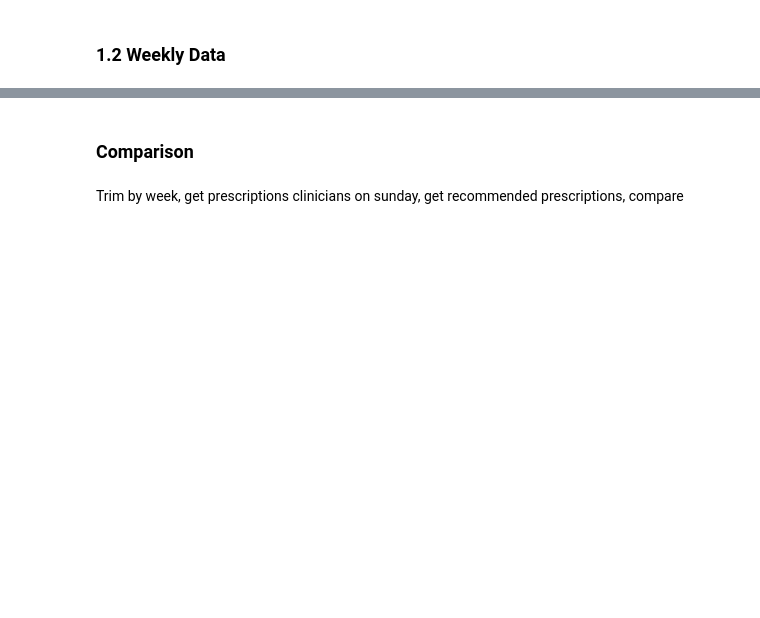
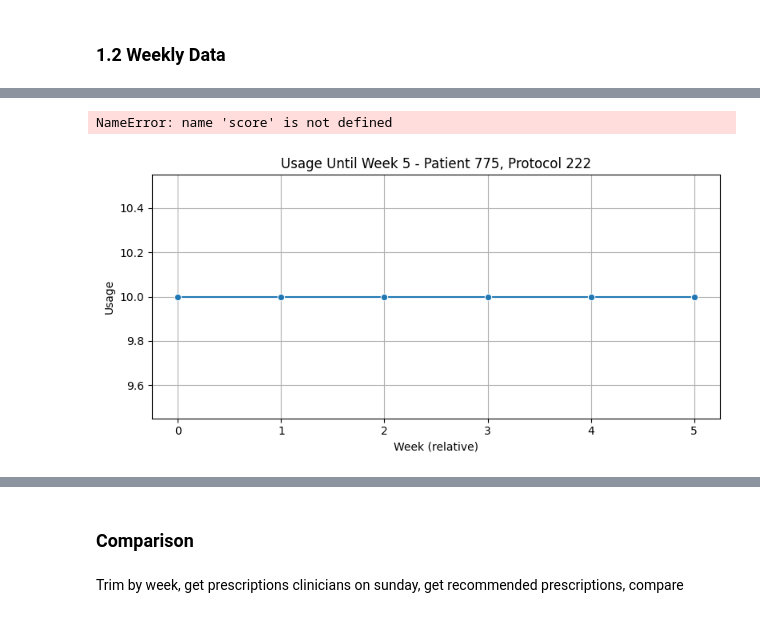
Before and after one commit to dabadav/ai-cdss, a Jupyter notebook: notebooks/nest_decision_benchmark.ipynb, the cells around one changed output, grey strips where cells are left out. Cells and saved outputs as stored; diff of their text form; code cells hidden in the pictures; blank space fills up the shorter version.

```diff
--- a/notebooks/nest_decision_benchmark.ipynb
+++ b/notebooks/nest_decision_benchmark.ipynb
@@ -114,0 +189,6 @@ import matplotlib.pyplot as plt
+# %%
+score
+# %% [output]
+NameError: name 'score' is not defined
+# %%
+all_scores_df.dropna(subset="week", inplace=True)
@@ -114,0 +203,24 @@ import matplotlib.pyplot as plt
+# %%
+import seaborn as sns
+patient_id = 775
+protocol_id = 222
+
+# Filter the data
+subset = all_scores_df[
+    (all_scores_df["PATIENT_ID"] == patient_id) &
+    (all_scores_df["PROTOCOL_ID"] == protocol_id) &
+    (all_scores_df["week"] <= 5)
+]
+
+# Plot usage over time
+plt.figure(figsize=(8, 4))
+sns.lineplot(data=subset, x="week", y="USAGE", marker="o")
+plt.title(f"Usage Until Week 5 - Patient {patient_id}, Protocol {protocol_id}")
+plt.xlabel("Week (relative)")
+plt.ylabel("Usage")
+plt.xticks(range(0, 6))  # Show ticks from 0 to 5
+plt.grid(True)
+plt.tight_layout()
+plt.show()
+# %% [output]
+[figure, added]
```
Also changed, not shown: parts of 17 cells of this notebook, 23 other files.
